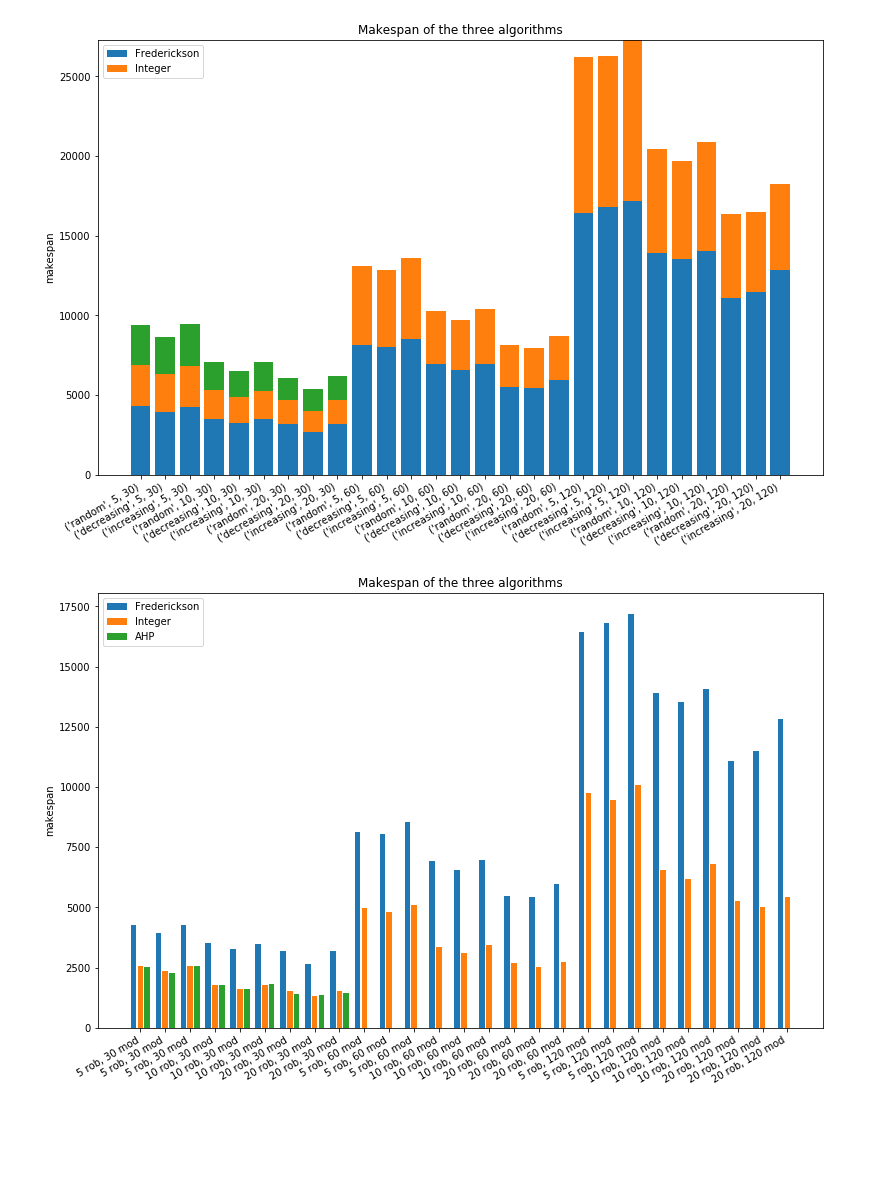
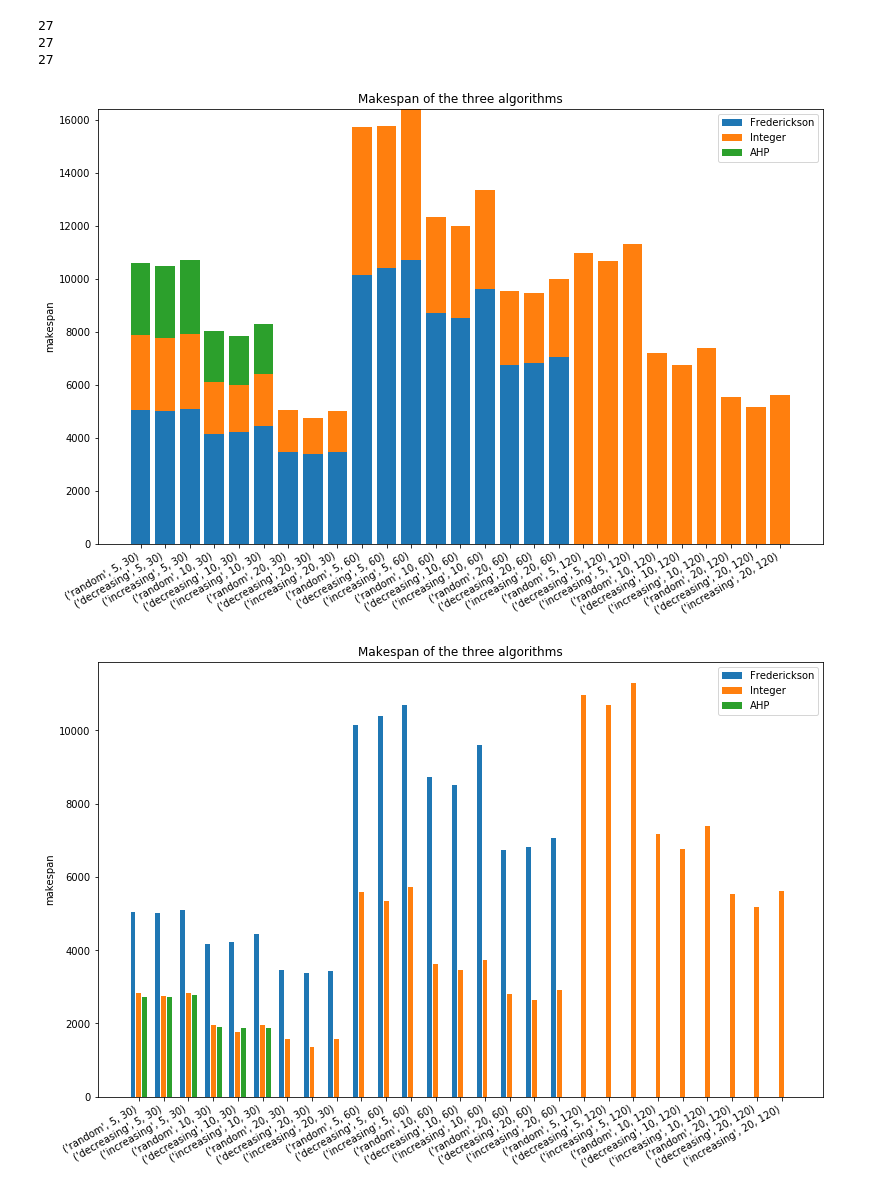
Before and after one commit to mirkosalaris/CoverageModularEnvironments, a Jupyter notebook: Notebooks/Comparison data analysis.ipynb, the cells around one changed output. Cells and saved outputs as stored; diff of their text form; code cells hidden in the pictures; blank space fills up the shorter version.

```diff
--- a/Notebooks/Comparison data analysis.ipynb
+++ b/Notebooks/Comparison data analysis.ipynb
@@ -12,19 +12,19 @@ import matplotlib.pyplot as plt
 # %%
 # Import all the variables from the dump files
 
-fred_max_len_list = load_variables("fred_max_len_list.dump", AWS_FOLDER_COMPUTE)
+fred30_60_max_len_list = load_variables("fred_max_len_list.dump", AWS_FOLDER_COMPUTE)
 int_max_len_list = load_variables("int_max_len_list.dump", AWS_FOLDER_COMPUTE)
 
 
-fred_time_list = load_variables("fred_time_list.dump", AWS_FOLDER_COMPUTE)
+fred30_60_time_list = load_variables("fred_time_list.dump", AWS_FOLDER_COMPUTE)
 int_time_list = load_variables("int_time_list.dump", AWS_FOLDER_COMPUTE)
 
-
-smN = load_variables("smN.dump", AWS_FOLDER_COMPUTE)
+fred30_60_smN = load_variables("fred_smN.dump", AWS_FOLDER_COMPUTE)
+int_smN = load_variables("int_smN.dump", AWS_FOLDER_COMPUTE)
 
 # Notice: the following variables have a different structure w.r.t. the previous ones.
 # Below we compare smN and ahp30_smN
 ahp30_max_len_list = load_variables("ahp_max_len_list.dump", AWS_FOLDER_COMPUTE)
-mat30_time_list = load_variables("mat_time_list.dump", AWS_FOLDER_COMPUTE)
+ahp30_mat_time_list = load_variables("ahp_mat_time_list.dump", AWS_FOLDER_COMPUTE)
 ahp30_time_list = load_variables("ahp_time_list.dump", AWS_FOLDER_COMPUTE)
-ahp30_smN = load_variables("smN_ahp_30.dump", AWS_FOLDER_COMPUTE)
+ahp30_smN = load_variables("ahp_smN.dump", AWS_FOLDER_COMPUTE)
@@ -170,29 +45,48 @@ smN
+# %%
+fred_max_len_list = fred30_60_max_len_list + [0]*9
+fred_time_list = fred30_60_time_list + [np.nan]*9
+fred_smN = fred30_60_smN + [()]*9
+
+ahp_max_len_list = ahp30_max_len_list + [0]*21
+ahp_mat_time_list = ahp30_mat_time_list + [0]*21
+ahp_time_list = ahp30_time_list + [np.nan]*21
+ahp_smN = ahp30_smN + [()]*21
+
+smN = int_smN
+# %%
+print(len(int_smN))
+print(len(fred_smN))
+print(len(ahp_smN))
+# %% [output]
+27
+27
+27
 # %%
 # Show the data on a stacked bar plot
 xs = np.arange(0, len(smN))
 
 fig, ax = plt.subplots()
 fig.set_size_inches(13, 8)
 
 top = np.zeros(len(xs))
 fred_bars = plt.bar(xs, fred_max_len_list)
 top = top + fred_max_len_list
 int_bars= plt.bar(xs, int_max_len_list, bottom=top)
 top = top + int_max_len_list
 ahp_bars = plt.bar(xs, ahp_max_len_list, bottom=top)
 
 plt.ylabel("makespan")
 plt.title("Makespan of the three algorithms")
 plt.xticks(xs, smN)
 
 plt.legend((fred_bars, int_bars, ahp_bars), ("Frederickson", "Integer", "AHP"))
-plt.legend((fred_bars, int_bars), ("Frederickson", "Integer"))
 
 plt.setp(ax.get_xticklabels(), rotation=30, horizontalalignment='right')
+fig.patch.set_facecolor('white')
 
 plt.show()
 # %% [output]
-[figure, old version]
+[figure, new version]
 # %%
 def compute_labels(smn):
     labels = []
@@ -205,7 +99,7 @@ def compute_labels(smn):
 
 width = 0.5 # width of each bar
 bar_dist = 0.1 # distance between bars of the same groups
-group_dist = 0.5 # distance between bars of different groups
+group_dist = 0.8 # distance between bars of different groups
 x_dist = width*3 + bar_dist*2 + group_dist
 
 xs = np.arange(0, len(smN)) * x_dist # scale the x coordinates to make space to the bars
@@ -223,14 +117,14 @@ ahp_bars = plt.bar(ahp_xs, ahp_max_len_list, width)
 plt.ylabel("makespan")
 plt.title("Makespan of the three algorithms")
 plt.xticks(xs, compute_labels(smN))
+plt.xticks(xs, smN)
 
 plt.legend((fred_bars, int_bars, ahp_bars), ("Frederickson", "Integer", "AHP"))
-#plt.legend((fred_bars, int_bars), ("Frederickson", "Integer"))
 plt.setp(ax.get_xticklabels(), rotation=30, horizontalalignment='right')
 
 fig.set_size_inches(13, 8)
 fig.patch.set_facecolor('white')
 
-plt.show()
+fig, ax = plt.subplots() # needed to rotate the labelsplt.show()
 # %% [output]
-[figure, old version]
+[figure, new version]
```
Also changed, not shown: parts of 10 cells of this notebook, 28 other files.
